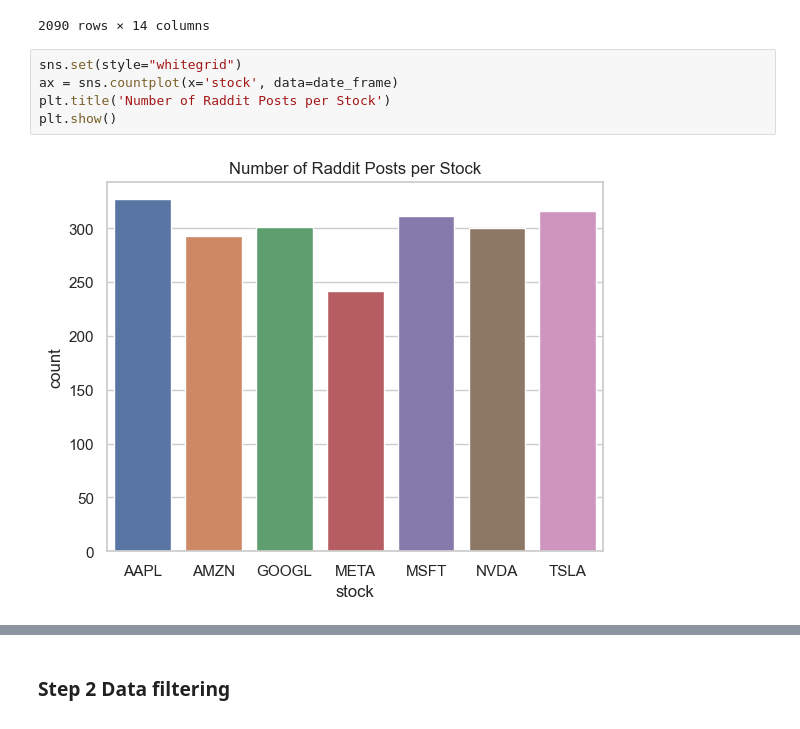
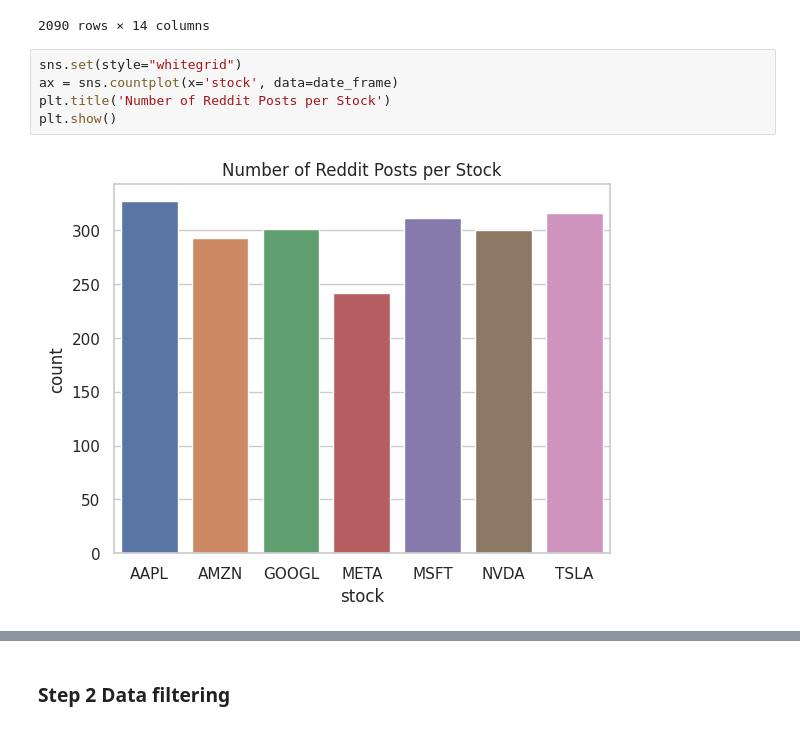
Before and after one commit to TheErickLiu/TSA-Data-Science, a Jupyter notebook: notebook/analysis.ipynb, the cells around one changed output, grey strips where cells are left out. Cells and saved outputs as stored; diff of their text form.

```diff
--- a/notebook/analysis.ipynb
+++ b/notebook/analysis.ipynb
@@ -56,10 +65,10 @@ date_frame
 # %%
 sns.set(style="whitegrid")
 ax = sns.countplot(x='stock', data=date_frame)
-plt.title('Number of Raddit Posts per Stock')
+plt.title('Number of Reddit Posts per Stock')
 plt.show()
 # %% [output]
-[figure, old version]
+[figure, new version]
 # %%
 sns.countplot(x='sentiment', data=raw_frame, hue='stock')
 plt.title('Sentiment Distribution')
```
Also changed, not shown: parts of 15 cells of this notebook, 12 other files.
